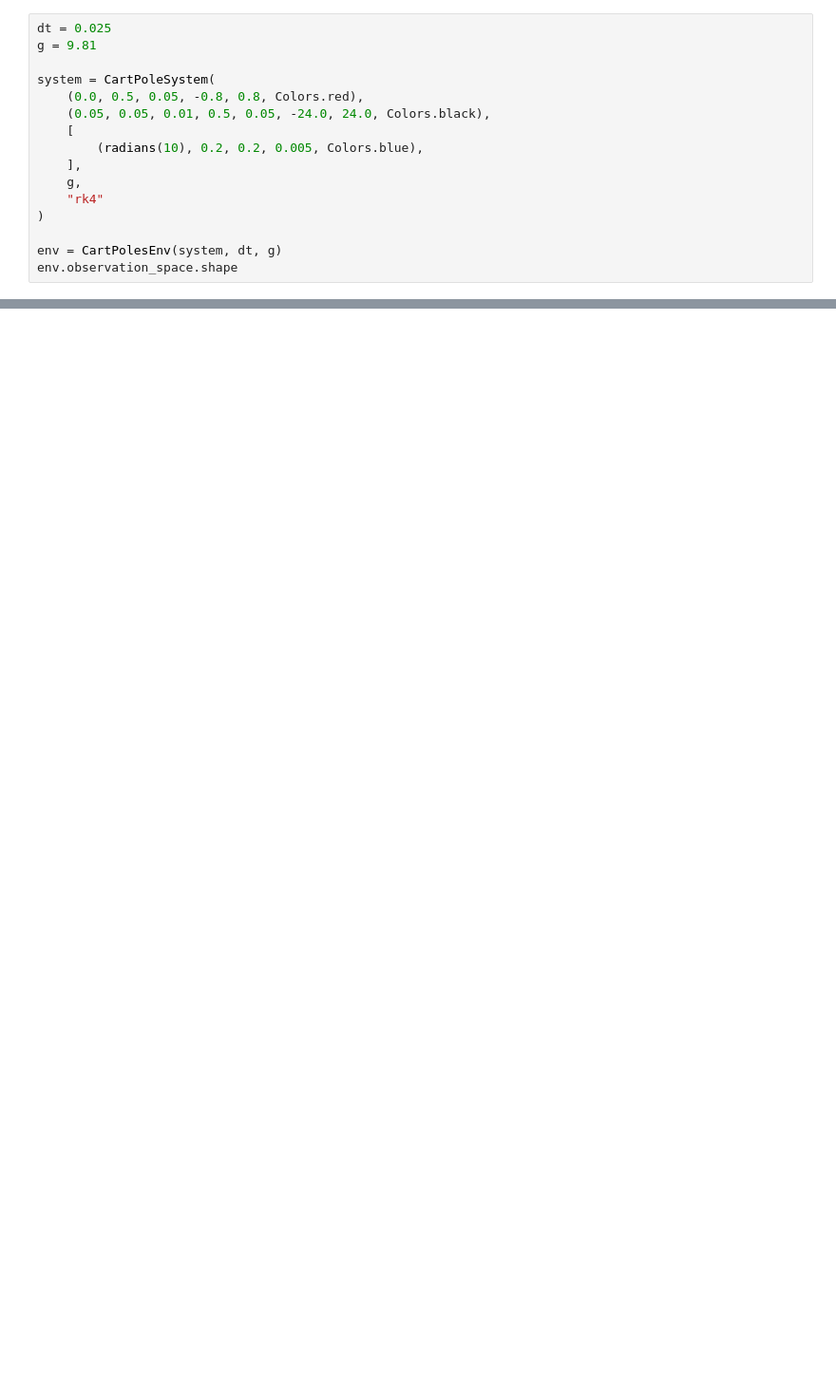
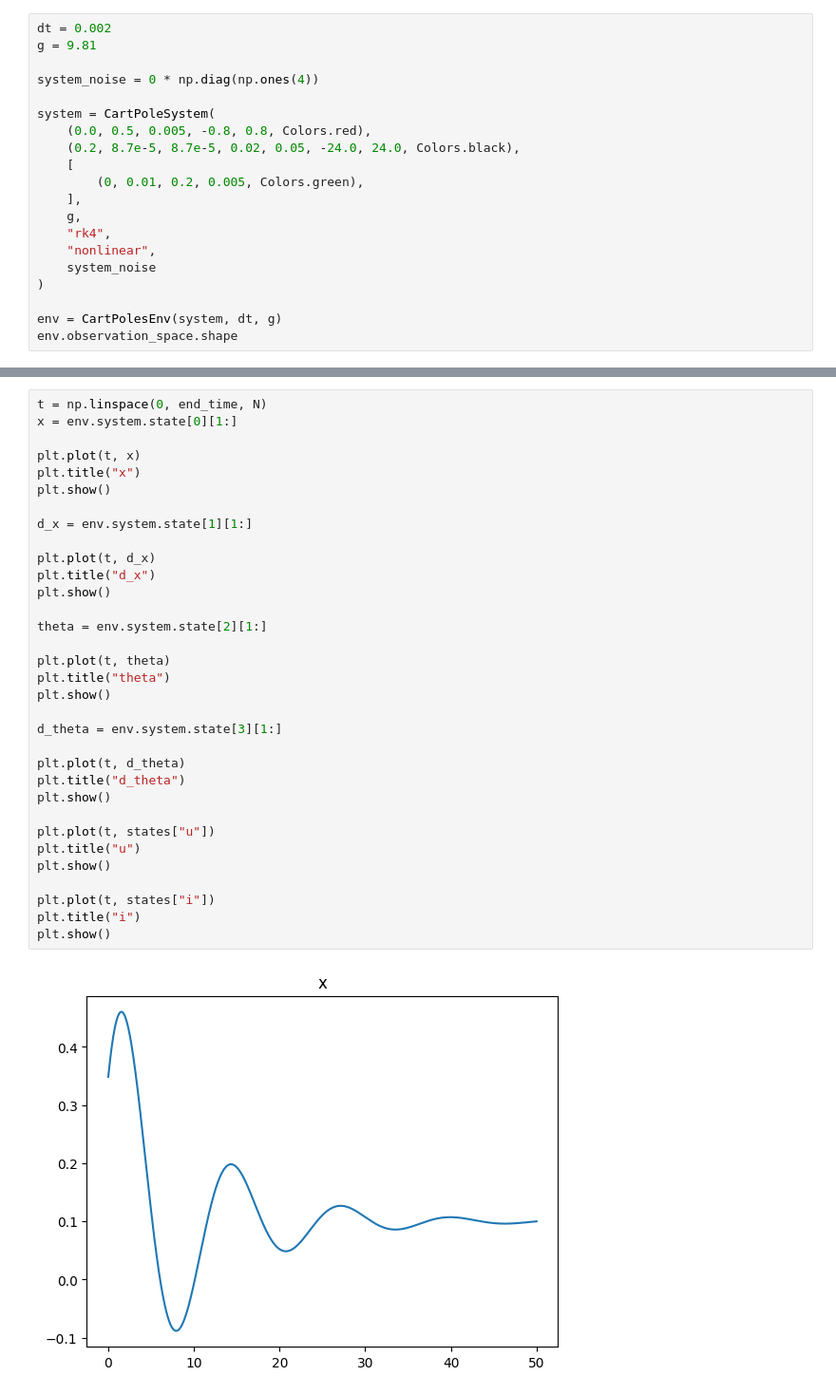
Before and after one commit to sackariaslunman/inverted-pendulum, a Jupyter notebook: env_cartpoles_lqr.ipynb, the cells around one changed output, grey strips where cells are left out. Shown at 95% size. Cells and saved outputs as stored; diff of their text form; blank space fills up the shorter version.

```diff
--- a/env_cartpoles_lqr.ipynb
+++ b/env_cartpoles_lqr.ipynb
@@ -7,15 +10,19 @@ from lib.colors import Colors
 # %%
-dt = 0.025
+dt = 0.002
 g = 9.81
 
+system_noise = 0 * np.diag(np.ones(4))
+
 system = CartPoleSystem(
-    (0.0, 0.5, 0.05, -0.8, 0.8, Colors.red),
-    (0.05, 0.05, 0.01, 0.5, 0.05, -24.0, 24.0, Colors.black),
+    (0.0, 0.5, 0.005, -0.8, 0.8, Colors.red),
+    (0.2, 8.7e-5, 8.7e-5, 0.02, 0.05, -24.0, 24.0, Colors.black),
     [
-        (radians(10), 0.2, 0.2, 0.005, Colors.blue),
+        (0, 0.01, 0.2, 0.005, Colors.green),
     ],
     g,
-    "rk4"
+    "rk4",
+    "nonlinear",
+    system_noise
 )
 
 env = CartPolesEnv(system, dt, g)
@@ -26,0 +99,35 @@ A, B = system.linearize()
+# %%
+t = np.linspace(0, end_time, N)
+x = env.system.state[0][1:]
+
+plt.plot(t, x)
+plt.title("x")
+plt.show()
+
+d_x = env.system.state[1][1:]
+
+plt.plot(t, d_x)
+plt.title("d_x")
+plt.show()
+
+theta = env.system.state[2][1:]
+
+plt.plot(t, theta)
+plt.title("theta")
+plt.show()
+
+d_theta = env.system.state[3][1:]
+
+plt.plot(t, d_theta)
+plt.title("d_theta")
+plt.show()
+
+plt.plot(t, states["u"])
+plt.title("u")
+plt.show()
+
+plt.plot(t, states["i"])
+plt.title("i")
+plt.show()
+# %% [output]
+[figure, added]
```
Also changed, not shown: parts of 6 cells of this notebook, 21 other files.
